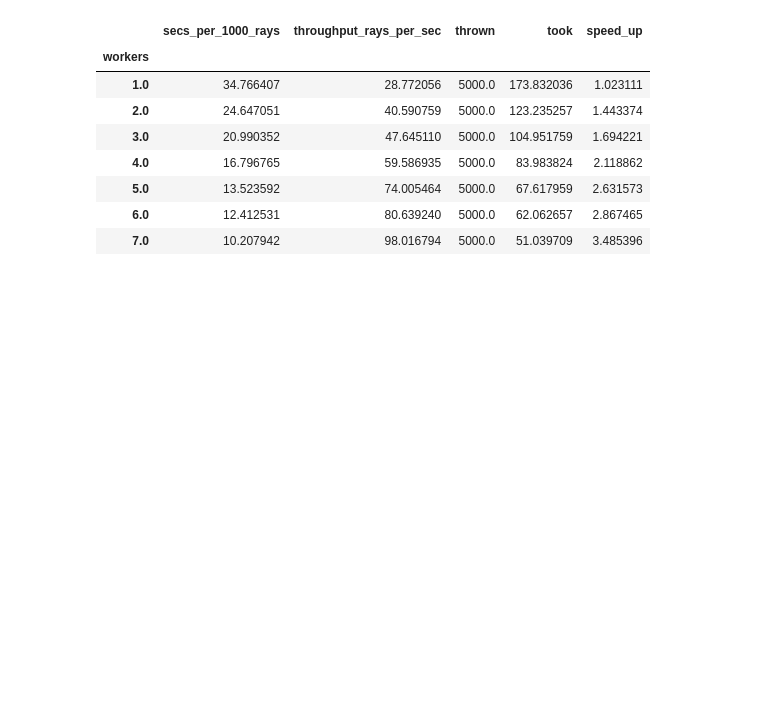
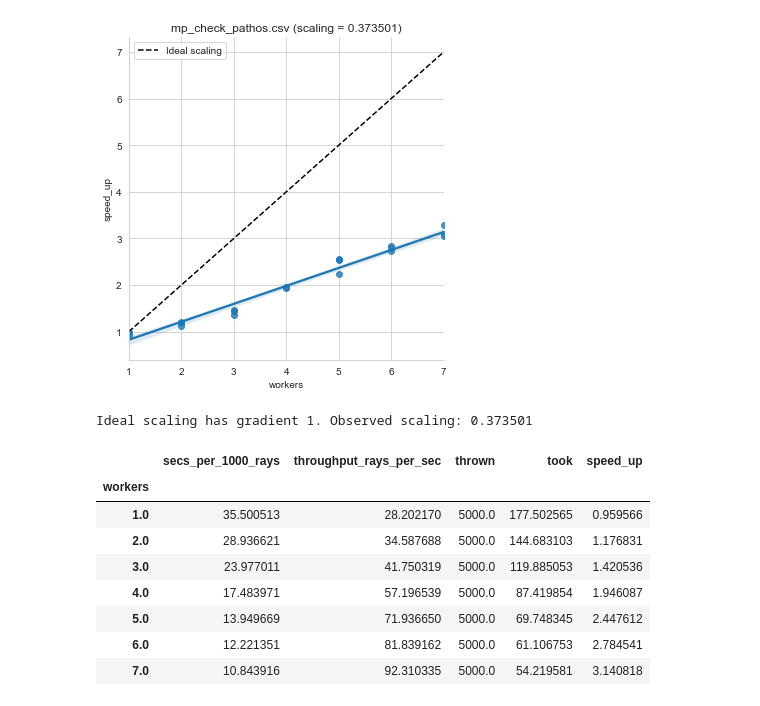
Before and after one commit to danieljfarrell/pvtrace, a Jupyter notebook: mp_check.ipynb, the cells around one changed output. Saved outputs shown, nothing was run; the diff lists cells and outputs as text; code cells hidden in the pictures; blank space fills up the shorter version.

```diff
--- a/mp_check.ipynb
+++ b/mp_check.ipynb
@@ -28,14 +47,17 @@ Ideal scaling has gradient 1. Observed scaling: 0.515917
-# %%
-df_ave = df.groupby("workers").mean()
-df_ave = df_ave.drop(columns="rep")
-df_ave
-# %% [output]
-|  | secs_per_1000_rays | throughput_rays_per_sec | thrown | took | speed_up |
-| workers |  |  |  |  |  |
-| 1.0 | 34.766407 | 28.772056 | 5000.0 | 173.832036 | 1.023111 |
-| 2.0 | 24.647051 | 40.590759 | 5000.0 | 123.235257 | 1.443374 |
-| 3.0 | 20.990352 | 47.645110 | 5000.0 | 104.951759 | 1.694221 |
-| 4.0 | 16.796765 | 59.586935 | 5000.0 | 83.983824 | 2.118862 |
-| 5.0 | 13.523592 | 74.005464 | 5000.0 | 67.617959 | 2.631573 |
-| 6.0 | 12.412531 | 80.639240 | 5000.0 | 62.062657 | 2.867465 |
-| 7.0 | 10.207942 | 98.016794 | 5000.0 | 51.039709 | 3.485396 |
+# %%
+df2, m2, c2 = process("mp_check_pathos.csv")
+df2_ave = df2.groupby("workers").mean()
+df2_ave = df2_ave.drop(columns="rep")
+df2_ave
+# %% [output]
+[figure, added]
+Ideal scaling has gradient 1. Observed scaling: 0.373501
+|  | secs_per_1000_rays | throughput_rays_per_sec | thrown | took | speed_up |
+| workers |  |  |  |  |  |
+| 1.0 | 35.500513 | 28.202170 | 5000.0 | 177.502565 | 0.959566 |
+| 2.0 | 28.936621 | 34.587688 | 5000.0 | 144.683103 | 1.176831 |
+| 3.0 | 23.977011 | 41.750319 | 5000.0 | 119.885053 | 1.420536 |
+| 4.0 | 17.483971 | 57.196539 | 5000.0 | 87.419854 | 1.946087 |
+| 5.0 | 13.949669 | 71.936650 | 5000.0 | 69.748345 | 2.447612 |
+| 6.0 | 12.221351 | 81.839162 | 5000.0 | 61.106753 | 2.784541 |
+| 7.0 | 10.843916 | 92.310335 | 5000.0 | 54.219581 | 3.140818 |
```
Also changed, not shown: parts of 3 cells of this notebook.
